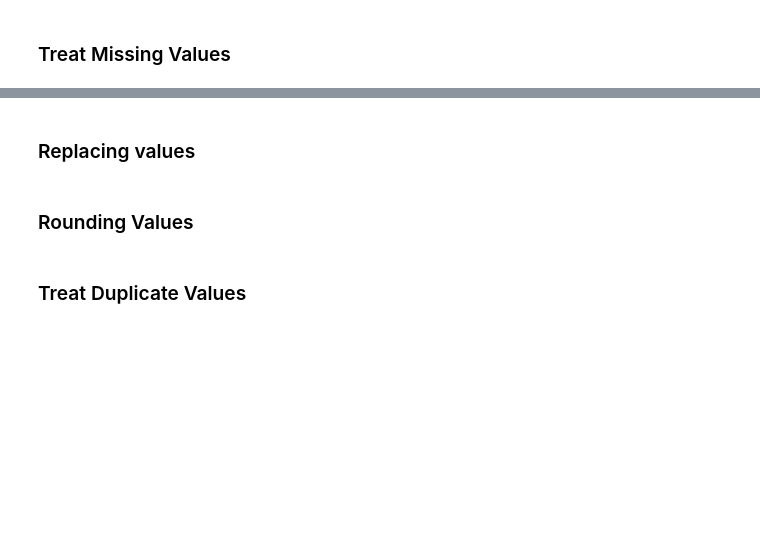
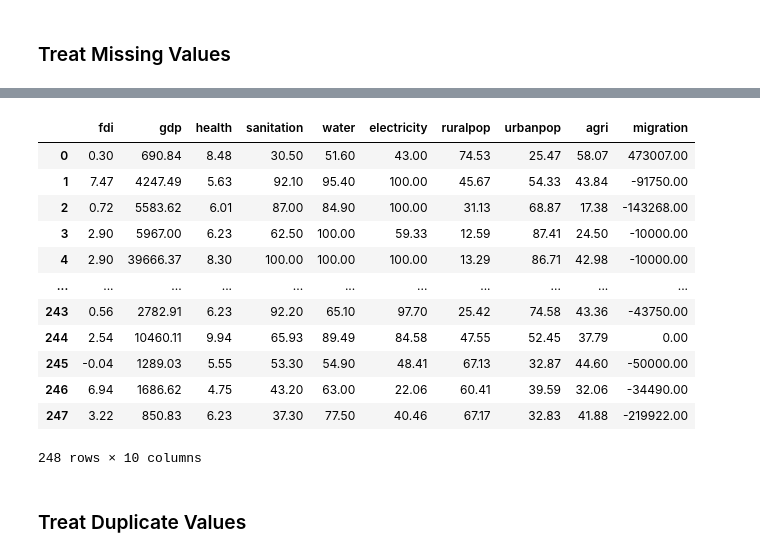
Before and after one commit to dennislamcv1/DataWesleyanU, a Jupyter notebook: Data Analysis and Interpretation Capstone/Data Analysis and Interpretation Capstone.ipynb, the cells around one changed output, grey strips where cells are left out. Saved outputs shown, nothing was run; the diff lists cells and outputs as text; code cells hidden in the pictures; blank space fills up the shorter version.

```diff
--- a/Data Analysis and Interpretation Capstone/Data Analysis and Interpretation Capstone.ipynb
+++ b/Data Analysis and Interpretation Capstone/Data Analysis and Interpretation Capstone.ipynb
@@ -407,2 +412,0 @@ df.isnull().sum()
-# %%
-df[''] = df[''].replace(np.nan,df.mean())
@@ -409,4 +429,4 @@ df[''] = df[''].replace(np.nan,df.mean())
 # %%
-#imputer = mdi.MeanMedianImputer(imputation_method='median',variables=None)
+imputer = mdi.MeanMedianImputer(imputation_method='median',variables=None)
 # %%
-#imputer.fit(df)
+df = imputer.fit_transform(df)
@@ -417,6 +447,16 @@ df.isnull().sum()
-# %% [markdown]
-### Replacing values
 # %%
-df.replace()
+df
+# %% [output]
+|  | fdi | gdp | health | sanitation | water | electricity | ruralpop | urbanpop | agri | migration |
+| 0 | 0.30 | 690.84 | 8.48 | 30.50 | 51.60 | 43.00 | 74.53 | 25.47 | 58.07 | 473007.00 |
+| 1 | 7.47 | 4247.49 | 5.63 | 92.10 | 95.40 | 100.00 | 45.67 | 54.33 | 43.84 | -91750.00 |
+| 2 | 0.72 | 5583.62 | 6.01 | 87.00 | 84.90 | 100.00 | 31.13 | 68.87 | 17.38 | -143268.00 |
+| 3 | 2.90 | 5967.00 | 6.23 | 62.50 | 100.00 | 59.33 | 12.59 | 87.41 | 24.50 | -10000.00 |
+| 4 | 2.90 | 39666.37 | 8.30 | 100.00 | 100.00 | 100.00 | 13.29 | 86.71 | 42.98 | -10000.00 |
+| ... | ... | ... | ... | ... | ... | ... | ... | ... | ... | ... |
+| 243 | 0.56 | 2782.91 | 6.23 | 92.20 | 65.10 | 97.70 | 25.42 | 74.58 | 43.36 | -43750.00 |
+| 244 | 2.54 | 10460.11 | 9.94 | 65.93 | 89.49 | 84.58 | 47.55 | 52.45 | 37.79 | 0.00 |
+| 245 | -0.04 | 1289.03 | 5.55 | 53.30 | 54.90 | 48.41 | 67.13 | 32.87 | 44.60 | -50000.00 |
+| 246 | 6.94 | 1686.62 | 4.75 | 43.20 | 63.00 | 22.06 | 60.41 | 39.59 | 32.06 | -34490.00 |
+| 247 | 3.22 | 850.83 | 6.23 | 37.30 | 77.50 | 40.46 | 67.17 | 32.83 | 41.88 | -219922.00 |
+248 rows × 10 columns
-# %% [markdown]
-### Rounding Values
```
Also changed, not shown: parts of 265 cells of this notebook, 5 other files.
